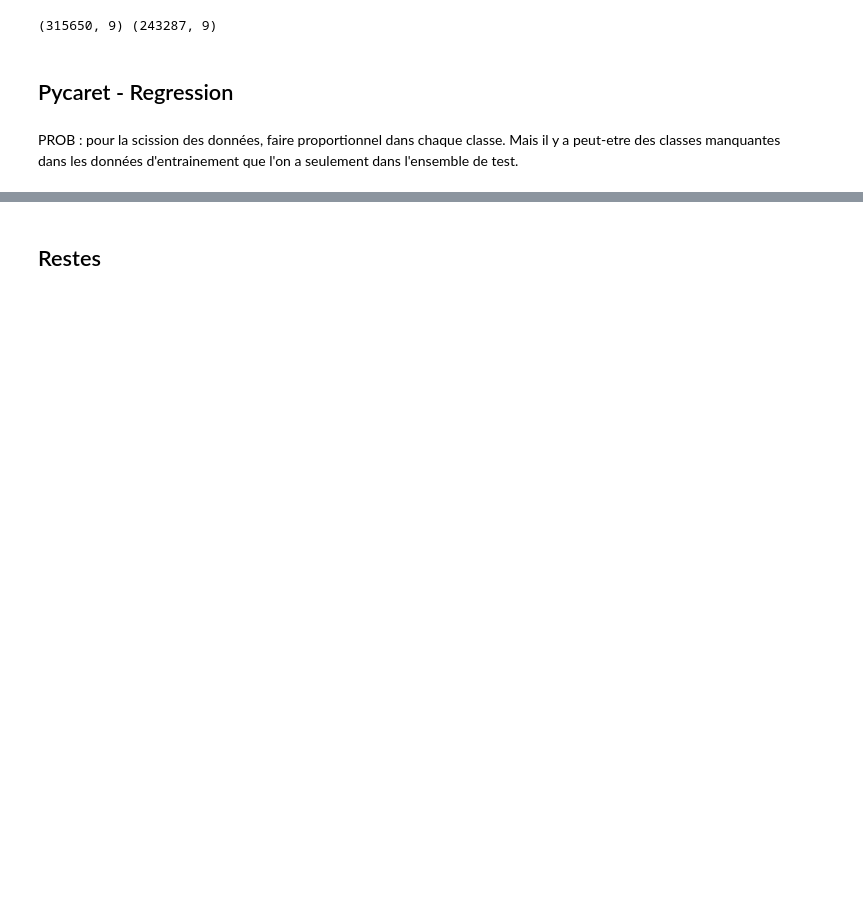
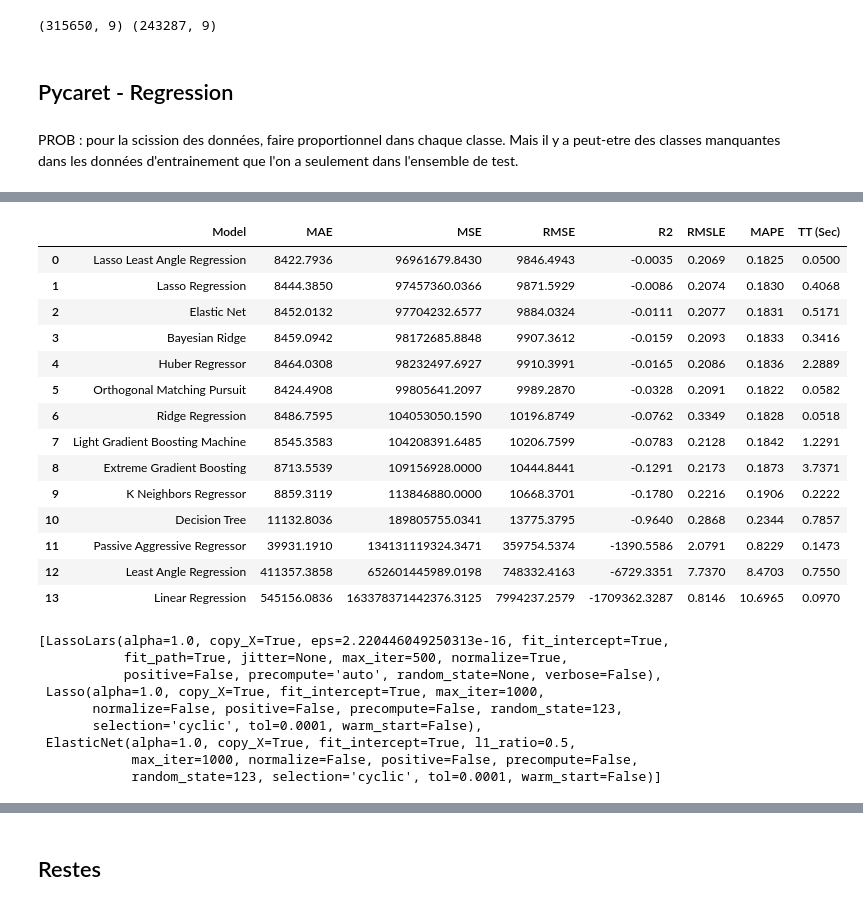
Before and after one commit to stbeau/projet-62, a Jupyter notebook: notebooks/exploratory/0.1-stbeau-Modele de depart pour tester l'API.ipynb, the cells around one changed output, grey strips where cells are left out. Drawn from its saved outputs; the diff is of its cells as text; code cells hidden in the pictures; blank space fills up the shorter version.

```diff
--- a/notebooks/exploratory/0.1-stbeau-Modele de depart pour tester l'API.ipynb
+++ b/notebooks/exploratory/0.1-stbeau-Modele de depart pour tester l'API.ipynb
@@ -90,4 +124,29 @@ Text(value="Following data types have been inferred automatically, if they are c
 #                    numeric_features=num_f_tokeep, ignore_features=cat_f_toignore,
 #                    session_id=123)
 # %%
-compare_models(exclude=["catboost", "svm", "et", "tr", "rf", "ransac", "gbr","ada"], fold=5, n_select=3)
+compare_models(exclude=["catboost", "svm", "et", "tr", "rf", "ransac", "gbr","ada"], round=4, fold=5, n_select=3)
+# %% [output]
+|  | Model | MAE | MSE | RMSE | R2 | RMSLE | MAPE | TT (Sec) |
+| 0 | Lasso Least Angle Regression | 8422.7936 | 96961679.8430 | 9846.4943 | -0.0035 | 0.2069 | 0.1825 | 0.0500 |
+| 1 | Lasso Regression | 8444.3850 | 97457360.0366 | 9871.5929 | -0.0086 | 0.2074 | 0.1830 | 0.4068 |
+| 2 | Elastic Net | 8452.0132 | 97704232.6577 | 9884.0324 | -0.0111 | 0.2077 | 0.1831 | 0.5171 |
+| 3 | Bayesian Ridge | 8459.0942 | 98172685.8848 | 9907.3612 | -0.0159 | 0.2093 | 0.1833 | 0.3416 |
+| 4 | Huber Regressor | 8464.0308 | 98232497.6927 | 9910.3991 | -0.0165 | 0.2086 | 0.1836 | 2.2889 |
+| 5 | Orthogonal Matching Pursuit | 8424.4908 | 99805641.2097 | 9989.2870 | -0.0328 | 0.2091 | 0.1822 | 0.0582 |
+| 6 | Ridge Regression | 8486.7595 | 104053050.1590 | 10196.8749 | -0.0762 | 0.3349 | 0.1828 | 0.0518 |
+| 7 | Light Gradient Boosting Machine | 8545.3583 | 104208391.6485 | 10206.7599 | -0.0783 | 0.2128 | 0.1842 | 1.2291 |
+| 8 | Extreme Gradient Boosting | 8713.5539 | 109156928.0000 | 10444.8441 | -0.1291 | 0.2173 | 0.1873 | 3.7371 |
+| 9 | K Neighbors Regressor | 8859.3119 | 113846880.0000 | 10668.3701 | -0.1780 | 0.2216 | 0.1906 | 0.2222 |
+| 10 | Decision Tree | 11132.8036 | 189805755.0341 | 13775.3795 | -0.9640 | 0.2868 | 0.2344 | 0.7857 |
+| 11 | Passive Aggressive Regressor | 39931.1910 | 134131119324.3471 | 359754.5374 | -1390.5586 | 2.0791 | 0.8229 | 0.1473 |
+| 12 | Least Angle Regression | 411357.3858 | 652601445989.0198 | 748332.4163 | -6729.3351 | 7.7370 | 8.4703 | 0.7550 |
+| 13 | Linear Regression | 545156.0836 | 163378371442376.3125 | 7994237.2579 | -1709362.3287 | 0.8146 | 10.6965 | 0.0970 |
+[LassoLars(alpha=1.0, copy_X=True, eps=2.220446049250313e-16, fit_intercept=True,
+           fit_path=True, jitter=None, max_iter=500, normalize=True,
+           positive=False, precompute='auto', random_state=None, verbose=False),
+ Lasso(alpha=1.0, copy_X=True, fit_intercept=True, max_iter=1000,
+       normalize=False, positive=False, precompute=False, random_state=123,
+       selection='cyclic', tol=0.0001, warm_start=False),
+ ElasticNet(alpha=1.0, copy_X=True, fit_intercept=True, l1_ratio=0.5,
+            max_iter=1000, normalize=False, positive=False, precompute=False,
+            random_state=123, selection='cyclic', tol=0.0001, warm_start=False)]
```
Also changed, not shown: parts of 9 cells of this notebook.
